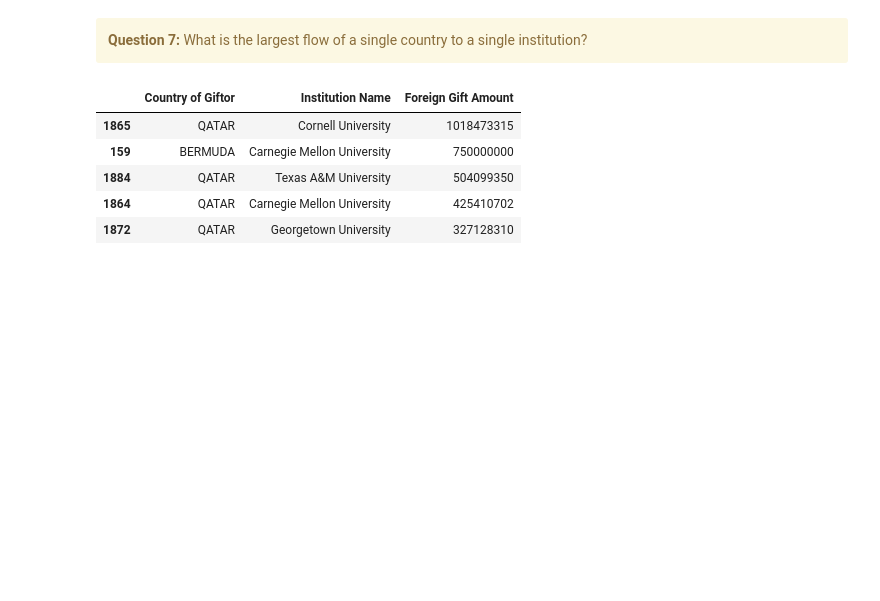
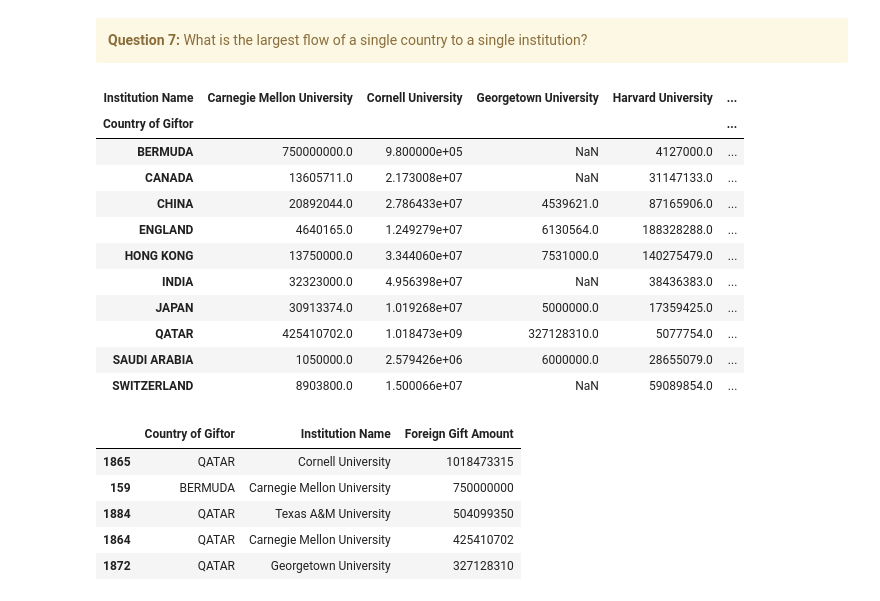
Before and after one commit to sjh-6161/DS-5030-Labs, a Jupyter notebook: Lab 1/initial_analysis.ipynb, the cells around one changed output. Drawn from its saved outputs; the diff is of its cells as text; code cells hidden in the pictures; blank space fills up the shorter version.

Commit message:
Add example code from Lab01 and a crosstab to question 7 for the initial analysis.

```diff
--- a/Lab 1/initial_analysis.ipynb
+++ b/Lab 1/initial_analysis.ipynb
@@ -162,3 +162,24 @@ fig.show()
 <div class="alert alert-block alert-warning">
 <b>Question 7:</b>  What is the largest flow of a single country to a single institution?
 </div>
+# %%
+# Cross tab table showing relationship between countries and instutions via gifts (top 10 of each via total donations)
+top10_insts = gift.groupby('Institution Name')['Foreign Gift Amount'].sum().sort_values(ascending=False).head(10)
+top10_conts = gift.groupby('Country of Giftor')['Foreign Gift Amount'].sum().sort_values(ascending=False).head(10)
+
+filtered_top10 = gift[gift['Country of Giftor'].isin(list(top10_conts.index)) & gift['Institution Name'].isin(list(top10_insts.index))]
+
+pd.crosstab(filtered_top10['Country of Giftor'], filtered_top10['Institution Name'], values=filtered_top10['Foreign Gift Amount'], aggfunc='sum')
+# %% [output]
+| Institution Name | Carnegie Mellon University | Cornell University | Georgetown University | Harvard University | ... |
+| Country of Giftor |  |  |  |  | ... |
+| BERMUDA | 750000000.0 | 9.800000e+05 | NaN | 4127000.0 | ... |
+| CANADA | 13605711.0 | 2.173008e+07 | NaN | 31147133.0 | ... |
+| CHINA | 20892044.0 | 2.786433e+07 | 4539621.0 | 87165906.0 | ... |
+| ENGLAND | 4640165.0 | 1.249279e+07 | 6130564.0 | 188328288.0 | ... |
+| HONG KONG | 13750000.0 | 3.344060e+07 | 7531000.0 | 140275479.0 | ... |
+| INDIA | 32323000.0 | 4.956398e+07 | NaN | 38436383.0 | ... |
+| JAPAN | 30913374.0 | 1.019268e+07 | 5000000.0 | 17359425.0 | ... |
+| QATAR | 425410702.0 | 1.018473e+09 | 327128310.0 | 5077754.0 | ... |
+| SAUDI ARABIA | 1050000.0 | 2.579426e+06 | 6000000.0 | 28655079.0 | ... |
+| SWITZERLAND | 8903800.0 | 1.500066e+07 | NaN | 59089854.0 | ... |
```
Also changed, not shown: parts of 2 cells of this notebook.
